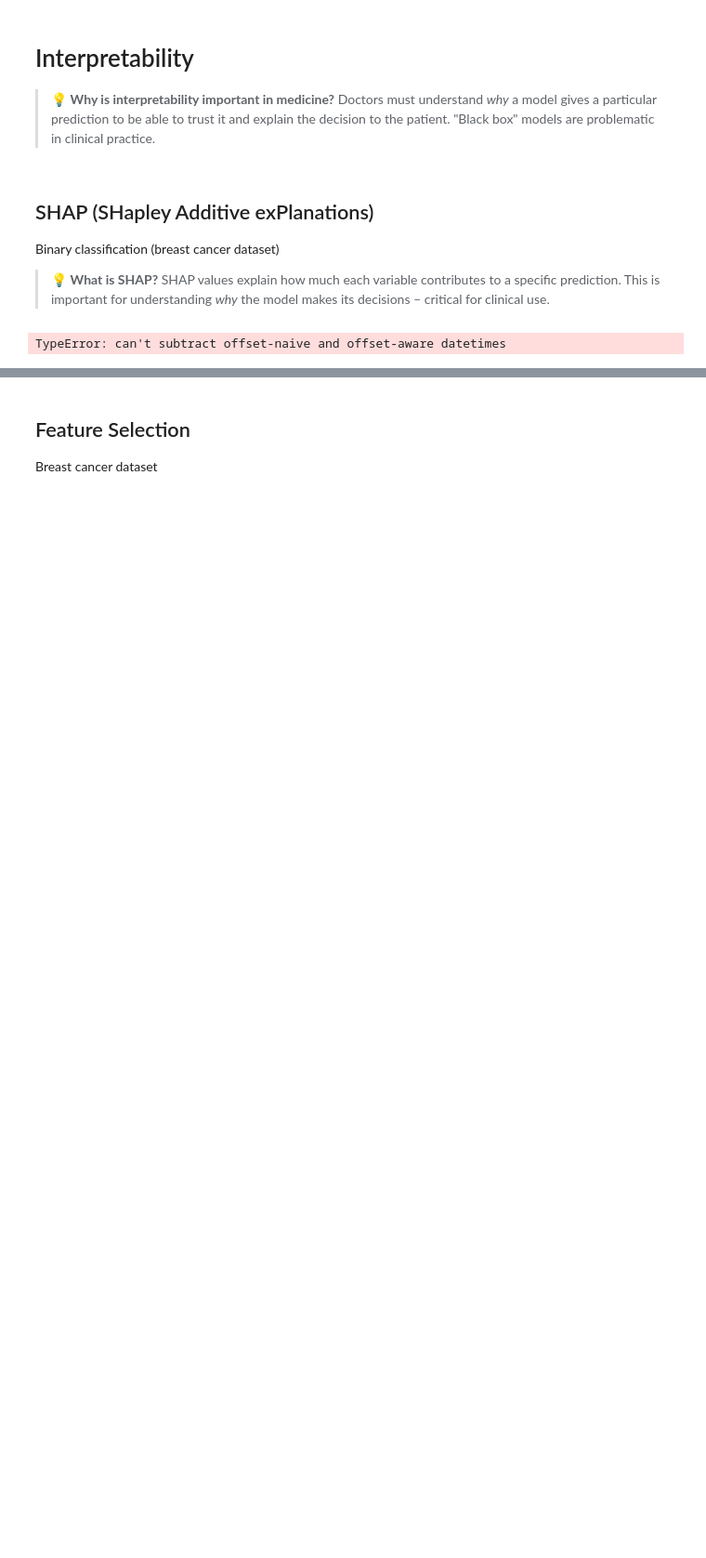
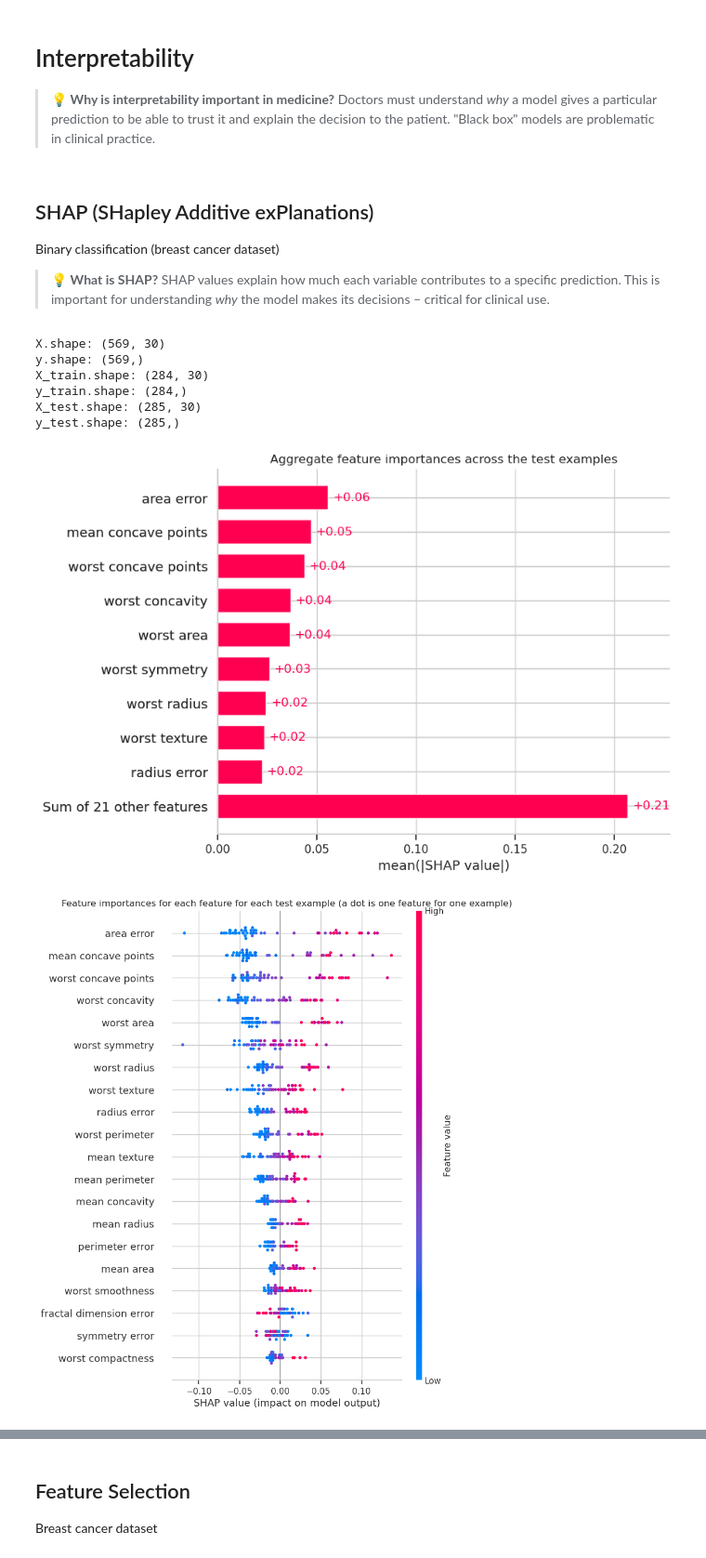
Before and after one commit to arvidl/BMED365-2026, a Jupyter notebook: Lab2-DL/notebooks/F1-TabPFN-intro.ipynb, the cells around one changed output, grey strips where cells are left out. Shown at 93% size. Drawn from its saved outputs; the diff is of its cells as text; code cells hidden in the pictures; blank space fills up the shorter version.

```diff
--- a/Lab2-DL/notebooks/F1-TabPFN-intro.ipynb
+++ b/Lab2-DL/notebooks/F1-TabPFN-intro.ipynb
@@ -1441,9 +1457,14 @@ warnings.filterwarnings('ignore', message='.*pkg_resources.*')
 warnings.filterwarnings('ignore', category=DeprecationWarning)
 warnings.filterwarnings('ignore', category=FutureWarning)
 
-# Disable TabPFN telemetry (avoids PostHog errors)
+# Disable TabPFN telemetry (avoids PostHog errors and timezone bugs)
 import os
 os.environ['TABPFN_NO_TELEMETRY'] = '1'
+
+# Patch the telemetry opt_in function to prevent timezone errors
+# This must be done BEFORE importing tabpfn_extensions
+import tabpfn_common_utils.telemetry.interactive.flows as _flows
+_flows.opt_in = lambda *args, **kwargs: None  # Disable opt_in
 
 # Suppress logging from backoff/posthog
 import logging
@@ -2187,6 +2194,14 @@ Binary classification (breast cancer), multiclass (iris), regression (diabetes)
 %%time
 # Hyperparameter-optimized TabPFN (TunedTabPFN)
 # Note: This section is optional and takes longer to run (> 10 hr on MBP M4 Max)
+
+# Disable telemetry to avoid timezone bug when importing tabpfn_extensions
+import os
+os.environ['TABPFN_NO_TELEMETRY'] = '1'
+
+# Patch the flows module BEFORE importing tabpfn_extensions
+import tabpfn_common_utils.telemetry.interactive.flows as _flows
+_flows.opt_in = lambda *args, **kwargs: None  # Disable opt_in
 
 from tabpfn_extensions.hpo import (
     TunedTabPFNRegressor,
@@ -2294,6 +2309,15 @@ Binary classification (breast cancer dataset)
 # %%
 %%time
 # With CUDA: 1min 10s; With M4 Max: 20 min
+
+# Disable telemetry to avoid timezone bug when importing tabpfn_extensions
+import os
+os.environ['TABPFN_NO_TELEMETRY'] = '1'
+
+# Patch the flows module BEFORE importing tabpfn_extensions
+# This must be done before the import to prevent the error
+import tabpfn_common_utils.telemetry.interactive.flows as _flows
+_flows.opt_in = lambda *args, **kwargs: None  # Disable opt_in
 
 from tabpfn_extensions import interpretability
 
@@ -2305,31 +2329,38 @@ n_samples = 50
 
 # Split data
 X_train, X_test, y_train, y_test = train_test_split(
     X, y, test_size=0.5, random_state=42
 )
 
 # Initialize and train model
 clf = TabPFNClassifier(device=DEVICE, random_state=42)
 clf.fit(X_train, y_train)
 
 # Calculate SHAP values
 shap_values = interpretability.shap.get_shap_values(
     estimator=clf,
     test_x=X_test[:n_samples],
     attribute_names=feature_names,
     algorithm="permutation",
     device=DEVICE
 )
 
 # Create visualization
 
 print(f'X.shape: {X.shape}')
 print(f'y.shape: {y.shape}')
 print(f'X_train.shape: {X_train.shape}')
 print(f'y_train.shape: {y_train.shape}')
 print(f'X_test.shape: {X_test.shape}')
 print(f'y_test.shape: {y_test.shape}')
 
 fig = interpretability.shap.plot_shap(shap_values)
 # %% [output]
-TypeError: can't subtract offset-naive and offset-aware datetimes
+X.shape: (569, 30)
+y.shape: (569,)
+X_train.shape: (284, 30)
+y_train.shape: (284,)
+X_test.shape: (285, 30)
+y_test.shape: (285,)
+[figure, added]
+[figure, added]
```
Also changed, not shown: parts of 14 cells of this notebook, 1 other file.
